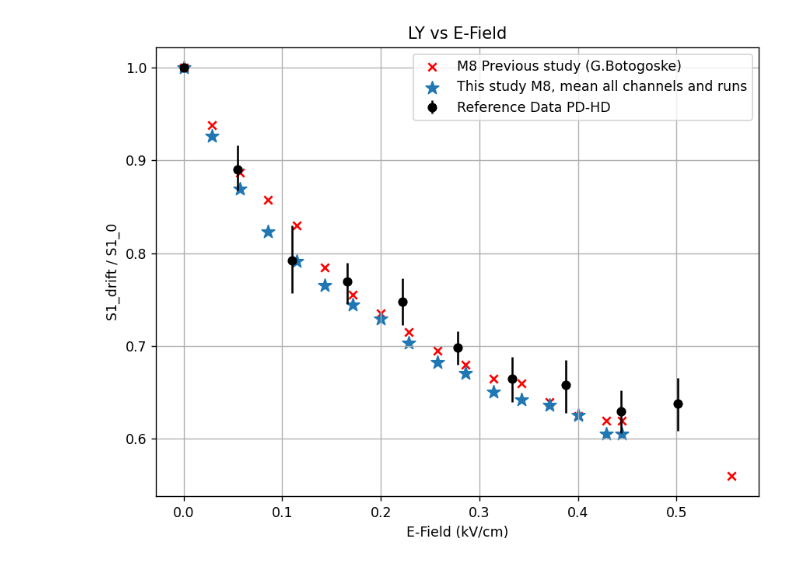
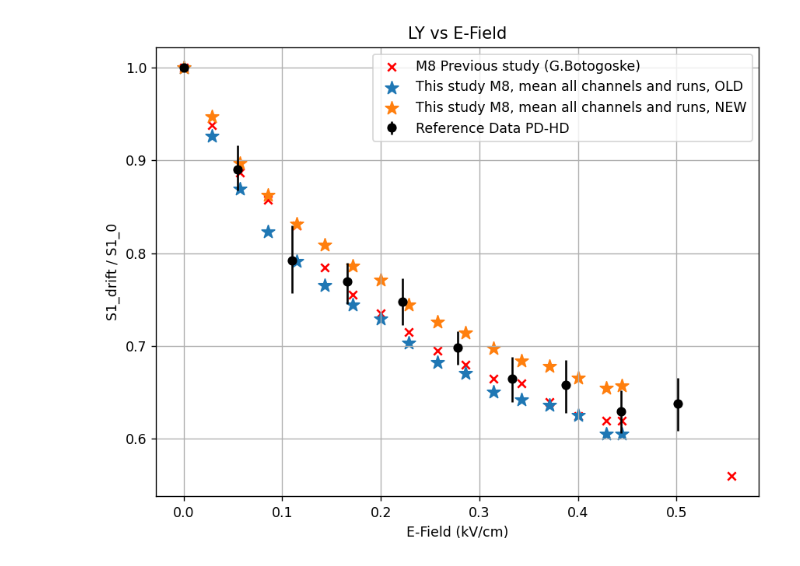
Before and after one commit to lperes-ufrj/sag_analysis, a Jupyter notebook: analysis/LY_vs_EF/lightyield_vs_electricfield_studies.ipynb, the cells around one changed output. Drawn from its saved outputs; the diff is of its cells as text; code cells hidden in the pictures.

Commit message:
[ADD] npy saved for plotting LY

```diff
--- a/analysis/LY_vs_EF/lightyield_vs_electricfield_studies.ipynb
+++ b/analysis/LY_vs_EF/lightyield_vs_electricfield_studies.ipynb
@@ -22,7 +22,7 @@ list_templates_charge = {2070 : templates_ch_2070_charge,
                          2081 : templates_ch_2081_charge }
 
 path_waveforms = Path("../../coincidence/selected_waveforms/")
-csv_files_0_adc = sorted(path_waveforms.glob("channel_*_run_*min_amplitude_0_adc.csv"))
+csv_files_0_adc = sorted(path_waveforms.glob("*2031-*min_amplitude_0_adc.csv"))
 
 run_to_efield = {
     # Zero-field reference
@@ -185,32 +185,34 @@ for channel in sorted(channel_points_0_adc):
 
 efields = sorted(points_by_efield)
 means = [np.mean(points_by_efield[efield]) for efield in efields]
 
 # Approximate ProtoDUNE-VD M8 points digitized from the figure
 relative_s1_previous = np.array([
     1.000, 0.938, 0.887, 0.858, 0.830, 0.785,
     0.755, 0.735, 0.715, 0.695, 0.680, 0.665,
     0.660, 0.640, 0.625, 0.620, 0.620, 0.560,
 ])
 
 efield_previous = np.append(np.asarray(efields, dtype=float), 0.556)
 
 plt.scatter(
     efield_previous,
     relative_s1_previous,
     marker="x",
     color="red",
     label="M8 Previous study (G.Botogoske)",
 )
 
-plt.scatter(efields, means, label="This study M8, mean all channels and runs", marker="*", s=100)
+
+plt.scatter(efields, means, label="This study M8, mean all channels and runs, OLD", marker="*", s=100)
+plt.scatter(efields, np.load('new.npy'), label="This study M8, mean all channels and runs, NEW", marker="*", s=100)
 
 plt.errorbar(E, S1, yerr=[S1_err_low, S1_err_high], color="black", label="Reference Data PD-HD", zorder=10, fmt='o')
 plt.grid()
 plt.legend()
 plt.xlabel("E-Field (kV/cm)")
 plt.ylabel("S1_drift / S1_0")
 plt.title("LY vs E-Field")
 plt.show()
 # %% [output]
-[figure, old version]
+[figure, new version]
```
Also changed, not shown: 1 other file.
